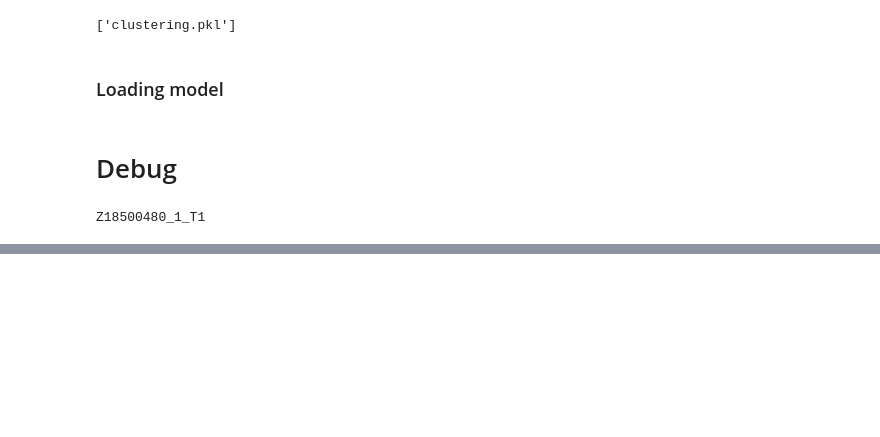
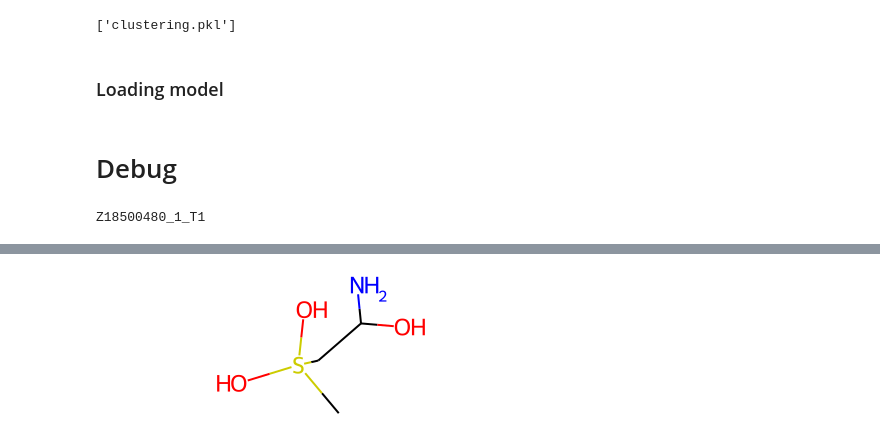
Before and after one commit to wewewexiao2008/virtual-screen, a Jupyter notebook: notebook.ipynb, the cells around one changed output, grey strips where cells are left out. Drawn from its saved outputs; the diff is of its cells as text; code cells hidden in the pictures; blank space fills up the shorter version.

```diff
--- a/notebook.ipynb
+++ b/notebook.ipynb
@@ -915,0 +957,4 @@ Z18500480_1_T1
+# %%
+mols[0]
+# %% [output]
+[figure, added]
```
Also changed, not shown: parts of 5 cells of this notebook.
